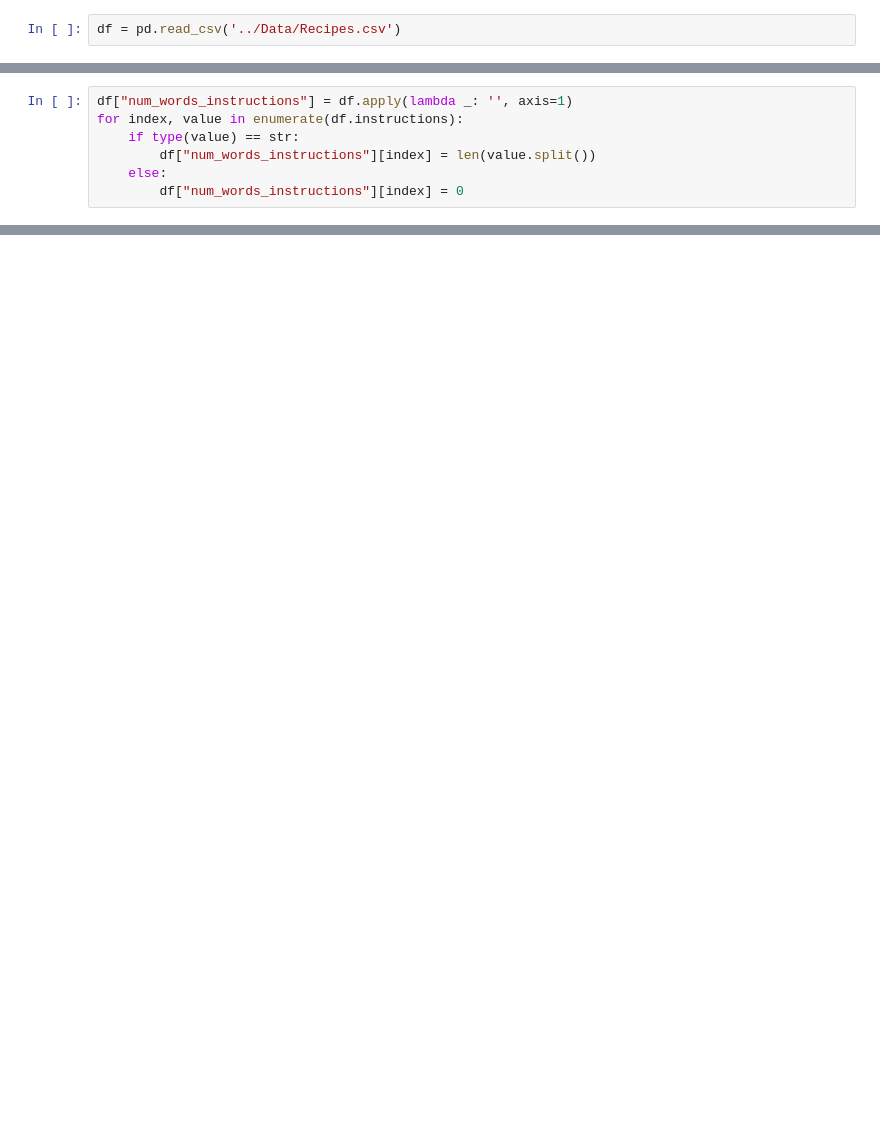
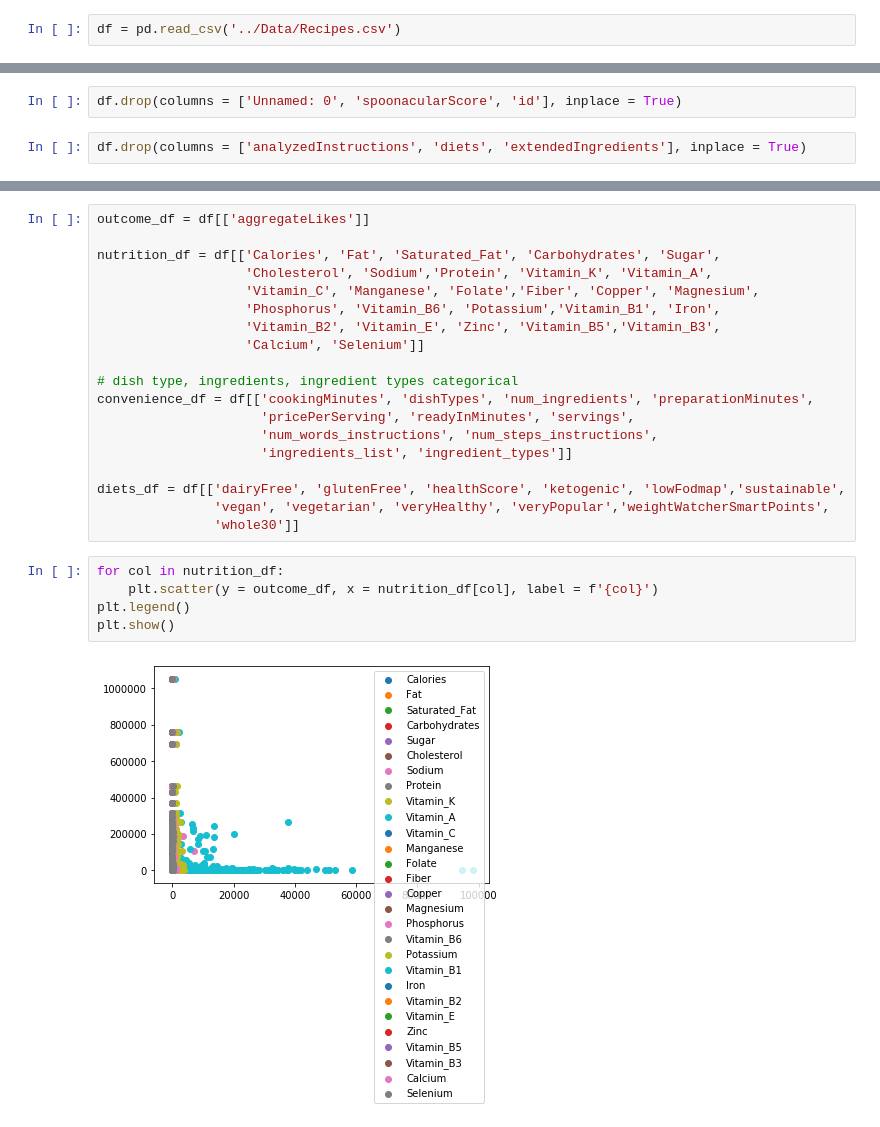
Before and after one commit to alexwcheng/recipe-webpage-ads, a Jupyter notebook: Jupyter_Notebooks/EDA_Nimu.ipynb, the cells around one changed output, grey strips where cells are left out. Drawn from its saved outputs; the diff is of its cells as text; blank space fills up the shorter version.

```diff
--- a/Jupyter_Notebooks/EDA_Nimu.ipynb
+++ b/Jupyter_Notebooks/EDA_Nimu.ipynb
@@ -54,7 +19,0 @@ Name: num_steps_instructions, Length: 1000, dtype: object
-# %%
-df["num_words_instructions"] = df.apply(lambda _: '', axis=1)
-for index, value in enumerate(df.instructions):
-    if type(value) == str:
-        df["num_words_instructions"][index] = len(value.split())
-    else:
-        df["num_words_instructions"][index] = 0
@@ -69,0 +20,4 @@ See the caveats in the documentation: http://pandas.pydata.org/pandas-docs/stabl
+# %%
+df.drop(columns = ['Unnamed: 0', 'spoonacularScore', 'id'], inplace = True)
+# %%
+df.drop(columns = ['analyzedInstructions', 'diets', 'extendedIngredients'], inplace = True)
@@ -69,0 +69,26 @@ See the caveats in the documentation: http://pandas.pydata.org/pandas-docs/stabl
+# %%
+outcome_df = df[['aggregateLikes']]
+
+nutrition_df = df[['Calories', 'Fat', 'Saturated_Fat', 'Carbohydrates', 'Sugar',
+                   'Cholesterol', 'Sodium','Protein', 'Vitamin_K', 'Vitamin_A',
+                   'Vitamin_C', 'Manganese', 'Folate','Fiber', 'Copper', 'Magnesium',
+                   'Phosphorus', 'Vitamin_B6', 'Potassium','Vitamin_B1', 'Iron',
+                   'Vitamin_B2', 'Vitamin_E', 'Zinc', 'Vitamin_B5','Vitamin_B3',
+                   'Calcium', 'Selenium']]
+
+# dish type, ingredients, ingredient types categorical
+convenience_df = df[['cookingMinutes', 'dishTypes', 'num_ingredients', 'preparationMinutes',
+                     'pricePerServing', 'readyInMinutes', 'servings',
+                     'num_words_instructions', 'num_steps_instructions',
+                     'ingredients_list', 'ingredient_types']]
+
+diets_df = df[['dairyFree', 'glutenFree', 'healthScore', 'ketogenic', 'lowFodmap','sustainable',
+               'vegan', 'vegetarian', 'veryHealthy', 'veryPopular','weightWatcherSmartPoints',
+               'whole30']]
+# %%
+for col in nutrition_df:
+    plt.scatter(y = outcome_df, x = nutrition_df[col], label = f'{col}')
+plt.legend()
+plt.show()
+# %% [output]
+[figure, added]
```
Also changed, not shown: parts of 10 cells of this notebook, 1 other file.
